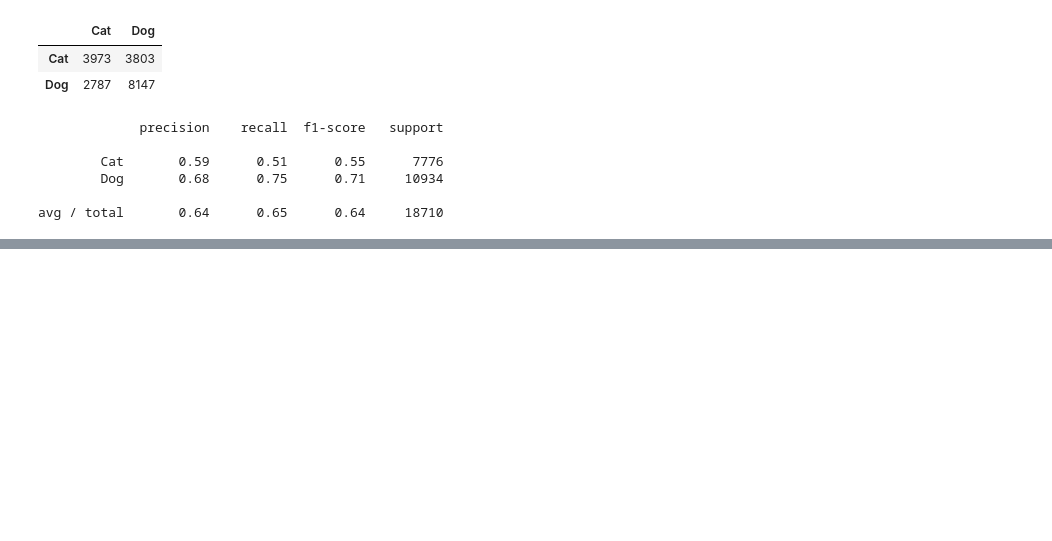
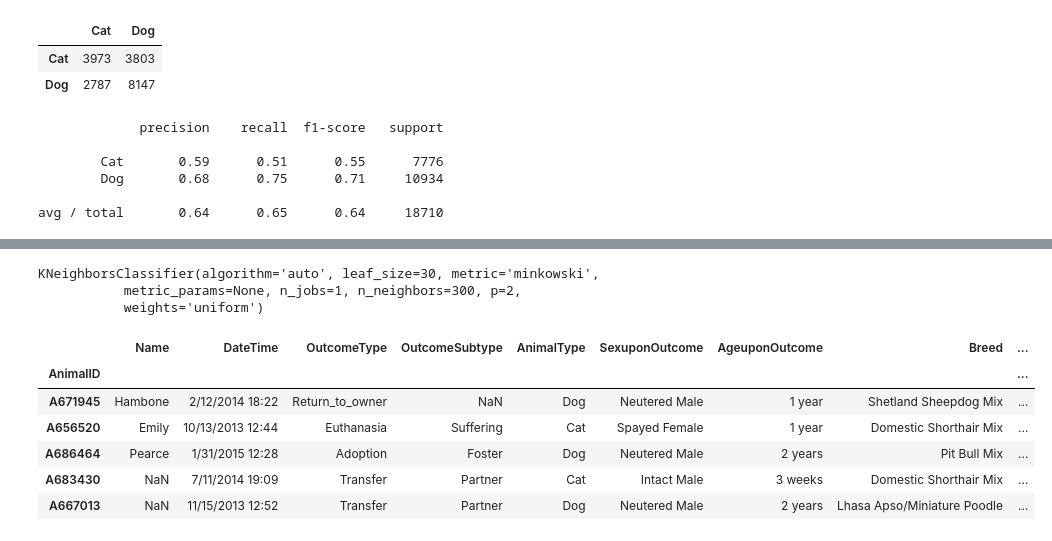
Before and after one commit to Jaket2030/Animals, a Jupyter notebook: shelter_animals_outcome .ipynb, the cells around one changed output, grey strips where cells are left out. Drawn from its saved outputs; the diff is of its cells as text; code cells hidden in the pictures; blank space fills up the shorter version.

```diff
--- a/shelter_animals_outcome .ipynb
+++ b/shelter_animals_outcome .ipynb
@@ -700,0 +749,21 @@ avg / total       0.64      0.65      0.64     18710
+# %%
+k = 300
+outcome_clf = KNeighborsClassifier(n_neighbors=k)
+#Fitting the Model
+outcome_clf.fit(X, y)
+# %% [output]
+KNeighborsClassifier(algorithm='auto', leaf_size=30, metric='minkowski',
+           metric_params=None, n_jobs=1, n_neighbors=300, p=2,
+           weights='uniform')
+# %%
+#Applying the Model
+df['Outcome prediction'] = outcome_clf.predict(X)
+df.head()
+# %% [output]
+|  | Name | DateTime | OutcomeType | OutcomeSubtype | AnimalType | SexuponOutcome | AgeuponOutcome | Breed | ... |
+| AnimalID |  |  |  |  |  |  |  |  | ... |
+| A671945 | Hambone | 2/12/2014 18:22 | Return_to_owner | NaN | Dog | Neutered Male | 1 year | Shetland Sheepdog Mix | ... |
+| A656520 | Emily | 10/13/2013 12:44 | Euthanasia | Suffering | Cat | Spayed Female | 1 year | Domestic Shorthair Mix | ... |
+| A686464 | Pearce | 1/31/2015 12:28 | Adoption | Foster | Dog | Neutered Male | 2 years | Pit Bull Mix | ... |
+| A683430 | NaN | 7/11/2014 19:09 | Transfer | Partner | Cat | Intact Male | 3 weeks | Domestic Shorthair Mix | ... |
+| A667013 | NaN | 11/15/2013 12:52 | Transfer | Partner | Dog | Neutered Male | 2 years | Lhasa Apso/Miniature Poodle | ... |
```
Also changed, not shown: parts of 10 cells of this notebook.
